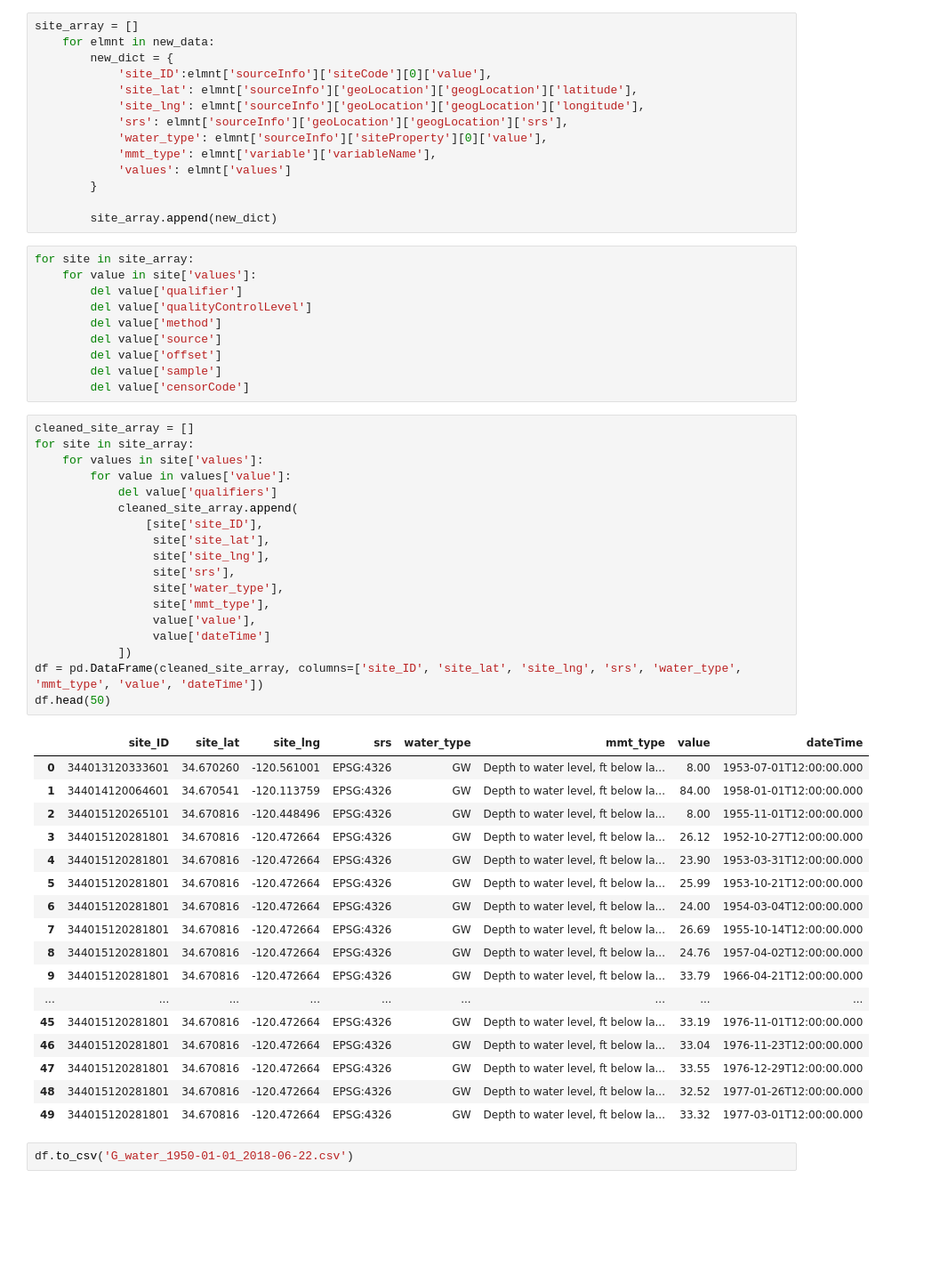
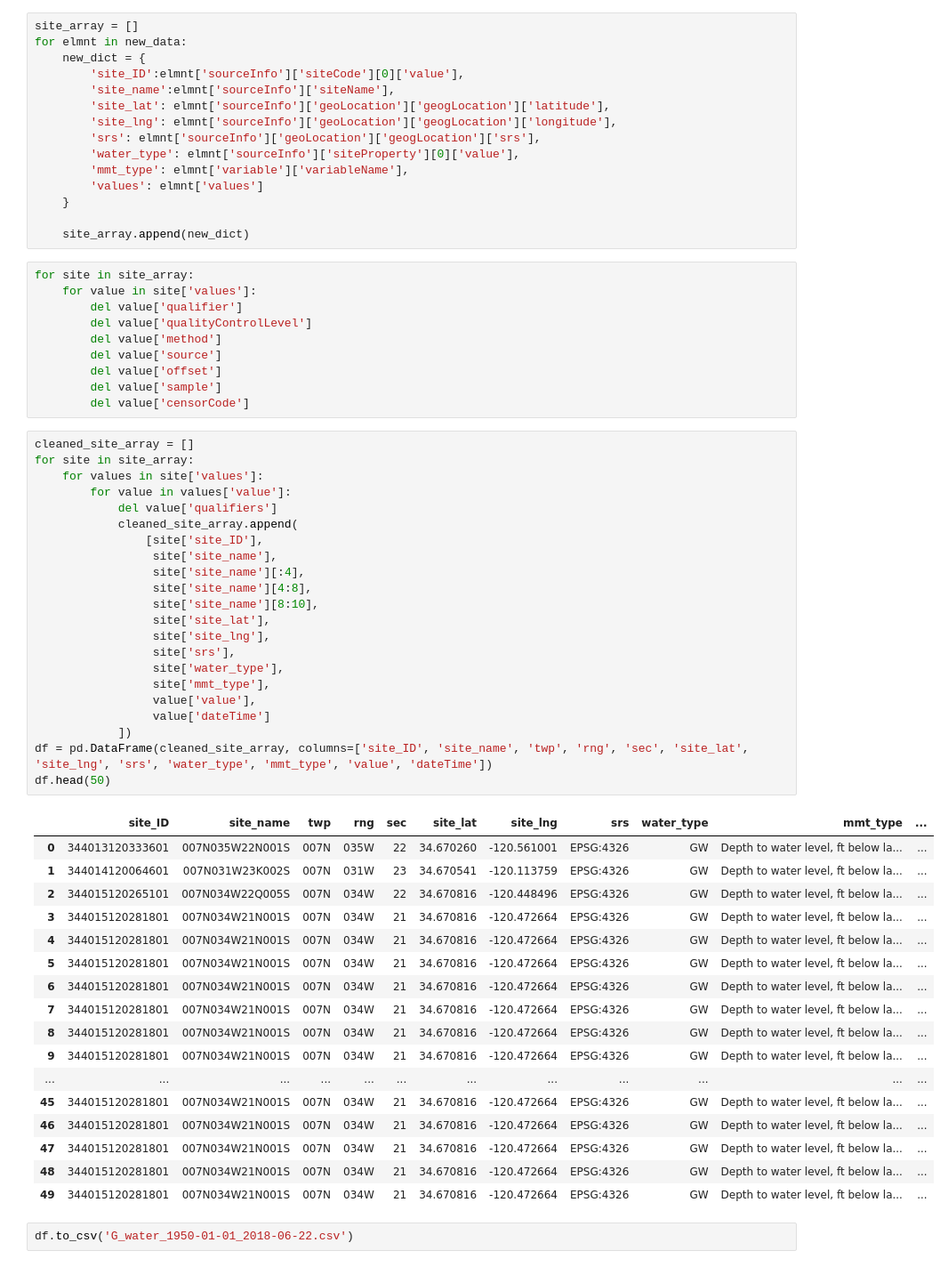
Before and after one commit to mike-jolliffe/GSI, a Jupyter notebook: WaterData/JSON_to_CSV.ipynb, the cells around one changed output. Shown at 89% size. Saved outputs shown, nothing was run; the diff lists cells and outputs as text; blank space fills up the shorter version.

Commit message:
add PLSS description for all sites

```diff
--- a/WaterData/JSON_to_CSV.ipynb
+++ b/WaterData/JSON_to_CSV.ipynb
@@ -6,18 +6,19 @@ data = pd.read_json('G_water_1950-01-01_2018-06-22.json')
 new_data = data.loc['timeSeries','value']
 # %%
 site_array = []
-    for elmnt in new_data:
-        new_dict = {
-            'site_ID':elmnt['sourceInfo']['siteCode'][0]['value'],
-            'site_lat': elmnt['sourceInfo']['geoLocation']['geogLocation']['latitude'],
-            'site_lng': elmnt['sourceInfo']['geoLocation']['geogLocation']['longitude'],
-            'srs': elmnt['sourceInfo']['geoLocation']['geogLocation']['srs'],
-            'water_type': elmnt['sourceInfo']['siteProperty'][0]['value'],
-            'mmt_type': elmnt['variable']['variableName'],
-            'values': elmnt['values']
-        }
+for elmnt in new_data:
+    new_dict = {
+        'site_ID':elmnt['sourceInfo']['siteCode'][0]['value'],
+        'site_name':elmnt['sourceInfo']['siteName'],
+        'site_lat': elmnt['sourceInfo']['geoLocation']['geogLocation']['latitude'],
+        'site_lng': elmnt['sourceInfo']['geoLocation']['geogLocation']['longitude'],
+        'srs': elmnt['sourceInfo']['geoLocation']['geogLocation']['srs'],
+        'water_type': elmnt['sourceInfo']['siteProperty'][0]['value'],
+        'mmt_type': elmnt['variable']['variableName'],
+        'values': elmnt['values']
+    }
 
-        site_array.append(new_dict)
+    site_array.append(new_dict)
 # %%
 for site in site_array:
     for value in site['values']:
@@ -31,38 +32,42 @@ for site in site_array:
 # %%
 cleaned_site_array = []
 for site in site_array:
     for values in site['values']:
         for value in values['value']:
             del value['qualifiers']
             cleaned_site_array.append(
                 [site['site_ID'],
+                 site['site_name'],
+                 site['site_name'][:4],
+                 site['site_name'][4:8],
+                 site['site_name'][8:10],
                  site['site_lat'],
                  site['site_lng'],
                  site['srs'],
                  site['water_type'],
                  site['mmt_type'],
                  value['value'],
                  value['dateTime']
             ])
-df = pd.DataFrame(cleaned_site_array, columns=['site_ID', 'site_lat', 'site_lng', 'srs', 'water_type', 'mmt_type', 'value', 'dateTime'])
+df = pd.DataFrame(cleaned_site_array, columns=['site_ID', 'site_name', 'twp', 'rng', 'sec', 'site_lat', 'site_lng', 'srs', 'water_type', 'mmt_type', 'value', 'dateTime'])
 df.head(50)
 # %% [output]
-|  | site_ID | site_lat | site_lng | srs | water_type | mmt_type | value | dateTime |
-| 0 | 344013120333601 | 34.670260 | -120.561001 | EPSG:4326 | GW | Depth to water level, ft below la... | 8.00 | 1953-07-01T12:00:00.000 |
-| 1 | 344014120064601 | 34.670541 | -120.113759 | EPSG:4326 | GW | Depth to water level, ft below la... | 84.00 | 1958-01-01T12:00:00.000 |
-| 2 | 344015120265101 | 34.670816 | -120.448496 | EPSG:4326 | GW | Depth to water level, ft below la... | 8.00 | 1955-11-01T12:00:00.000 |
-| 3 | 344015120281801 | 34.670816 | -120.472664 | EPSG:4326 | GW | Depth to water level, ft below la... | 26.12 | 1952-10-27T12:00:00.000 |
-| 4 | 344015120281801 | 34.670816 | -120.472664 | EPSG:4326 | GW | Depth to water level, ft below la... | 23.90 | 1953-03-31T12:00:00.000 |
-| 5 | 344015120281801 | 34.670816 | -120.472664 | EPSG:4326 | GW | Depth to water level, ft below la... | 25.99 | 1953-10-21T12:00:00.000 |
-| 6 | 344015120281801 | 34.670816 | -120.472664 | EPSG:4326 | GW | Depth to water level, ft below la... | 24.00 | 1954-03-04T12:00:00.000 |
-| 7 | 344015120281801 | 34.670816 | -120.472664 | EPSG:4326 | GW | Depth to water level, ft below la... | 26.69 | 1955-10-14T12:00:00.000 |
-| 8 | 344015120281801 | 34.670816 | -120.472664 | EPSG:4326 | GW | Depth to water level, ft below la... | 24.76 | 1957-04-02T12:00:00.000 |
-| 9 | 344015120281801 | 34.670816 | -120.472664 | EPSG:4326 | GW | Depth to water level, ft below la... | 33.79 | 1966-04-21T12:00:00.000 |
-| ... | ... | ... | ... | ... | ... | ... | ... | ... |
-| 45 | 344015120281801 | 34.670816 | -120.472664 | EPSG:4326 | GW | Depth to water level, ft below la... | 33.19 | 1976-11-01T12:00:00.000 |
-| 46 | 344015120281801 | 34.670816 | -120.472664 | EPSG:4326 | GW | Depth to water level, ft below la... | 33.04 | 1976-11-23T12:00:00.000 |
-| 47 | 344015120281801 | 34.670816 | -120.472664 | EPSG:4326 | GW | Depth to water level, ft below la... | 33.55 | 1976-12-29T12:00:00.000 |
-| 48 | 344015120281801 | 34.670816 | -120.472664 | EPSG:4326 | GW | Depth to water level, ft below la... | 32.52 | 1977-01-26T12:00:00.000 |
-| 49 | 344015120281801 | 34.670816 | -120.472664 | EPSG:4326 | GW | Depth to water level, ft below la... | 33.32 | 1977-03-01T12:00:00.000 |
+|  | site_ID | site_name | twp | rng | sec | site_lat | site_lng | srs | water_type | mmt_type | ... |
+| 0 | 344013120333601 | 007N035W22N001S | 007N | 035W | 22 | 34.670260 | -120.561001 | EPSG:4326 | GW | Depth to water level, ft below la... | ... |
+| 1 | 344014120064601 | 007N031W23K002S | 007N | 031W | 23 | 34.670541 | -120.113759 | EPSG:4326 | GW | Depth to water level, ft below la... | ... |
+| 2 | 344015120265101 | 007N034W22Q005S | 007N | 034W | 22 | 34.670816 | -120.448496 | EPSG:4326 | GW | Depth to water level, ft below la... | ... |
+| 3 | 344015120281801 | 007N034W21N001S | 007N | 034W | 21 | 34.670816 | -120.472664 | EPSG:4326 | GW | Depth to water level, ft below la... | ... |
+| 4 | 344015120281801 | 007N034W21N001S | 007N | 034W | 21 | 34.670816 | -120.472664 | EPSG:4326 | GW | Depth to water level, ft below la... | ... |
+| 5 | 344015120281801 | 007N034W21N001S | 007N | 034W | 21 | 34.670816 | -120.472664 | EPSG:4326 | GW | Depth to water level, ft below la... | ... |
+| 6 | 344015120281801 | 007N034W21N001S | 007N | 034W | 21 | 34.670816 | -120.472664 | EPSG:4326 | GW | Depth to water level, ft below la... | ... |
+| 7 | 344015120281801 | 007N034W21N001S | 007N | 034W | 21 | 34.670816 | -120.472664 | EPSG:4326 | GW | Depth to water level, ft below la... | ... |
+| 8 | 344015120281801 | 007N034W21N001S | 007N | 034W | 21 | 34.670816 | -120.472664 | EPSG:4326 | GW | Depth to water level, ft below la... | ... |
+| 9 | 344015120281801 | 007N034W21N001S | 007N | 034W | 21 | 34.670816 | -120.472664 | EPSG:4326 | GW | Depth to water level, ft below la... | ... |
+| ... | ... | ... | ... | ... | ... | ... | ... | ... | ... | ... | ... |
+| 45 | 344015120281801 | 007N034W21N001S | 007N | 034W | 21 | 34.670816 | -120.472664 | EPSG:4326 | GW | Depth to water level, ft below la... | ... |
+| 46 | 344015120281801 | 007N034W21N001S | 007N | 034W | 21 | 34.670816 | -120.472664 | EPSG:4326 | GW | Depth to water level, ft below la... | ... |
+| 47 | 344015120281801 | 007N034W21N001S | 007N | 034W | 21 | 34.670816 | -120.472664 | EPSG:4326 | GW | Depth to water level, ft below la... | ... |
+| 48 | 344015120281801 | 007N034W21N001S | 007N | 034W | 21 | 34.670816 | -120.472664 | EPSG:4326 | GW | Depth to water level, ft below la... | ... |
+| 49 | 344015120281801 | 007N034W21N001S | 007N | 034W | 21 | 34.670816 | -120.472664 | EPSG:4326 | GW | Depth to water level, ft below la... | ... |
 # %%
 df.to_csv('G_water_1950-01-01_2018-06-22.csv')
```
